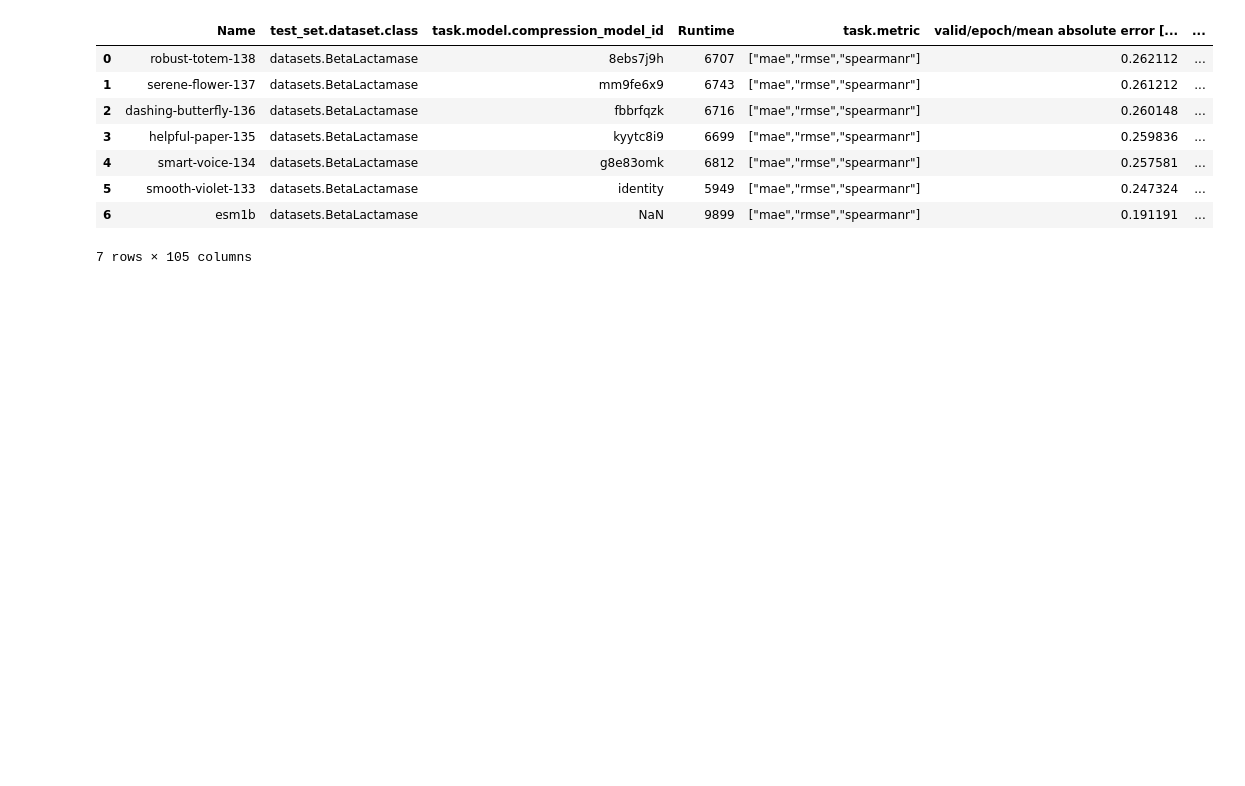
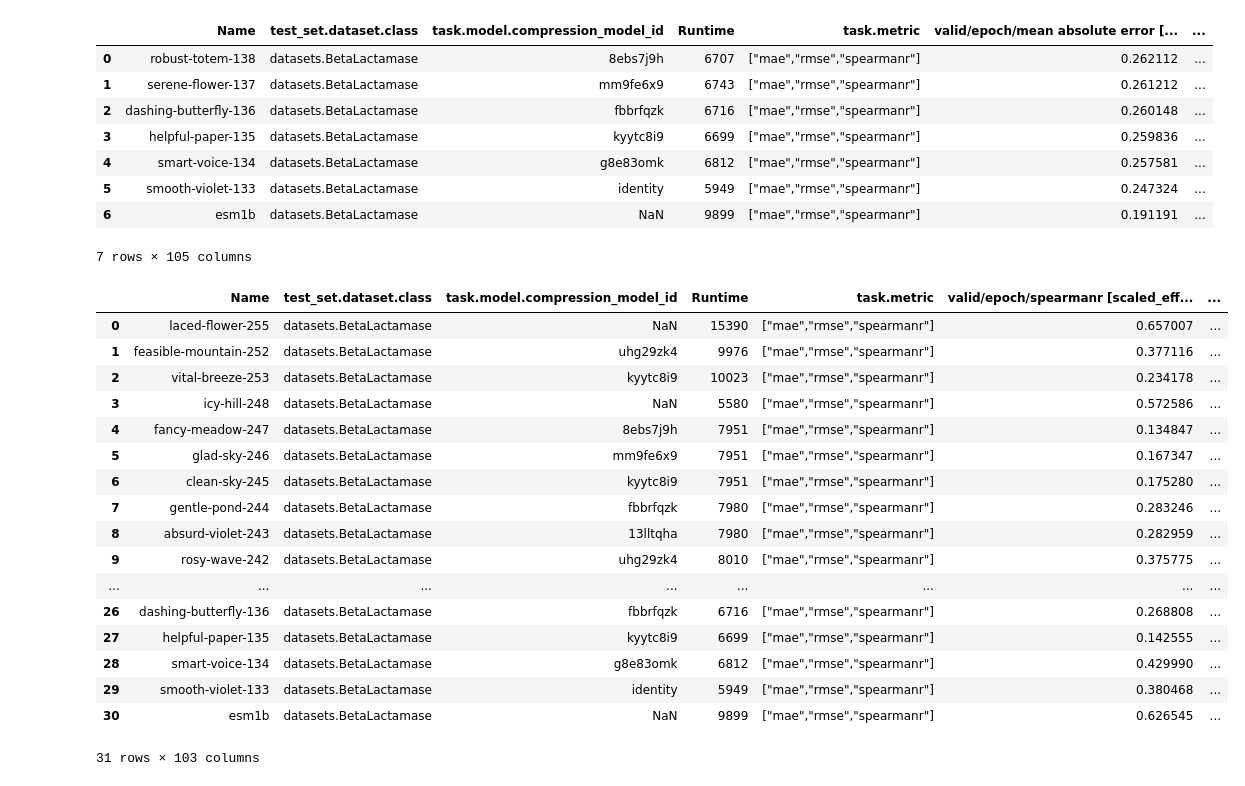
Before and after one commit to amyxlu/plaid-dev-distributed, a Jupyter notebook: notebooks/45_flip_tasks_seqlen256.ipynb, the cells around one changed output. Cells and saved outputs as stored; diff of their text form; code cells hidden in the pictures; blank space fills up the shorter version.

```diff
--- a/notebooks/45_flip_tasks_seqlen256.ipynb
+++ b/notebooks/45_flip_tasks_seqlen256.ipynb
@@ -155,0 +166,23 @@ d['beta']
+# %%
+beta = pd.read_csv("plaid_csvs/beta_lac.csv", sep=",")
+# %%
+beta.
+# %% [output]
+|  | Name | test_set.dataset.class | task.model.compression_model_id | Runtime | task.metric | valid/epoch/spearmanr [scaled_eff... | ... |
+| 0 | laced-flower-255 | datasets.BetaLactamase | NaN | 15390 | ["mae","rmse","spearmanr"] | 0.657007 | ... |
+| 1 | feasible-mountain-252 | datasets.BetaLactamase | uhg29zk4 | 9976 | ["mae","rmse","spearmanr"] | 0.377116 | ... |
+| 2 | vital-breeze-253 | datasets.BetaLactamase | kyytc8i9 | 10023 | ["mae","rmse","spearmanr"] | 0.234178 | ... |
+| 3 | icy-hill-248 | datasets.BetaLactamase | NaN | 5580 | ["mae","rmse","spearmanr"] | 0.572586 | ... |
+| 4 | fancy-meadow-247 | datasets.BetaLactamase | 8ebs7j9h | 7951 | ["mae","rmse","spearmanr"] | 0.134847 | ... |
+| 5 | glad-sky-246 | datasets.BetaLactamase | mm9fe6x9 | 7951 | ["mae","rmse","spearmanr"] | 0.167347 | ... |
+| 6 | clean-sky-245 | datasets.BetaLactamase | kyytc8i9 | 7951 | ["mae","rmse","spearmanr"] | 0.175280 | ... |
+| 7 | gentle-pond-244 | datasets.BetaLactamase | fbbrfqzk | 7980 | ["mae","rmse","spearmanr"] | 0.283246 | ... |
+| 8 | absurd-violet-243 | datasets.BetaLactamase | 13lltqha | 7980 | ["mae","rmse","spearmanr"] | 0.282959 | ... |
+| 9 | rosy-wave-242 | datasets.BetaLactamase | uhg29zk4 | 8010 | ["mae","rmse","spearmanr"] | 0.375775 | ... |
+| ... | ... | ... | ... | ... | ... | ... | ... |
+| 26 | dashing-butterfly-136 | datasets.BetaLactamase | fbbrfqzk | 6716 | ["mae","rmse","spearmanr"] | 0.268808 | ... |
+| 27 | helpful-paper-135 | datasets.BetaLactamase | kyytc8i9 | 6699 | ["mae","rmse","spearmanr"] | 0.142555 | ... |
+| 28 | smart-voice-134 | datasets.BetaLactamase | g8e83omk | 6812 | ["mae","rmse","spearmanr"] | 0.429990 | ... |
+| 29 | smooth-violet-133 | datasets.BetaLactamase | identity | 5949 | ["mae","rmse","spearmanr"] | 0.380468 | ... |
+| 30 | esm1b | datasets.BetaLactamase | NaN | 9899 | ["mae","rmse","spearmanr"] | 0.626545 | ... |
+31 rows × 103 columns
```
Also changed, not shown: parts of 15 cells of this notebook, 4 other files.
